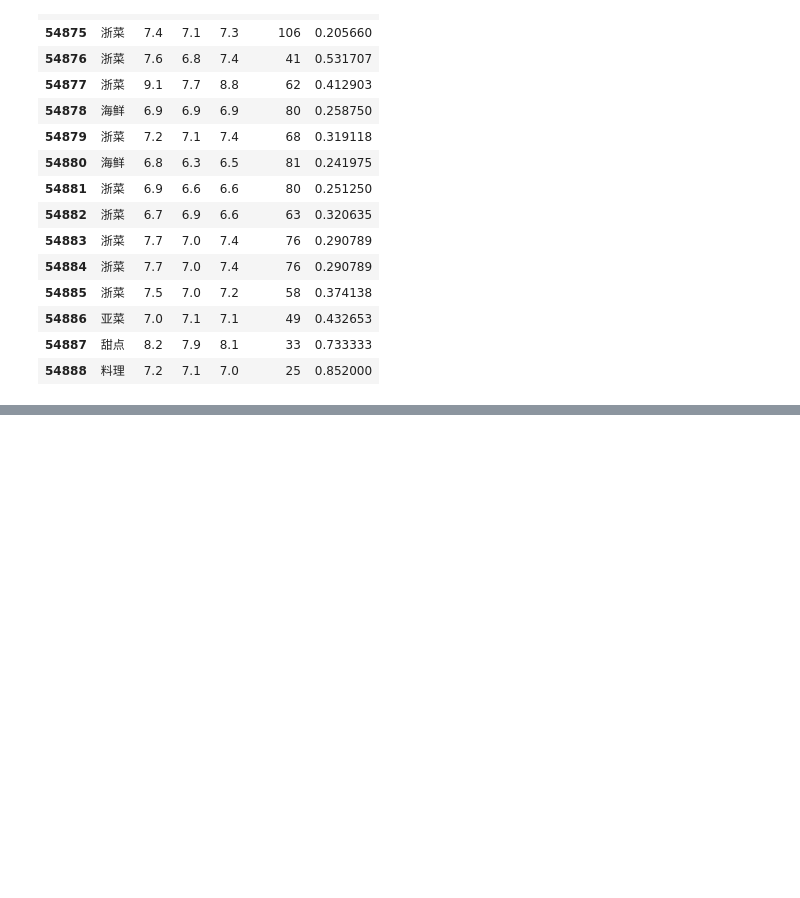
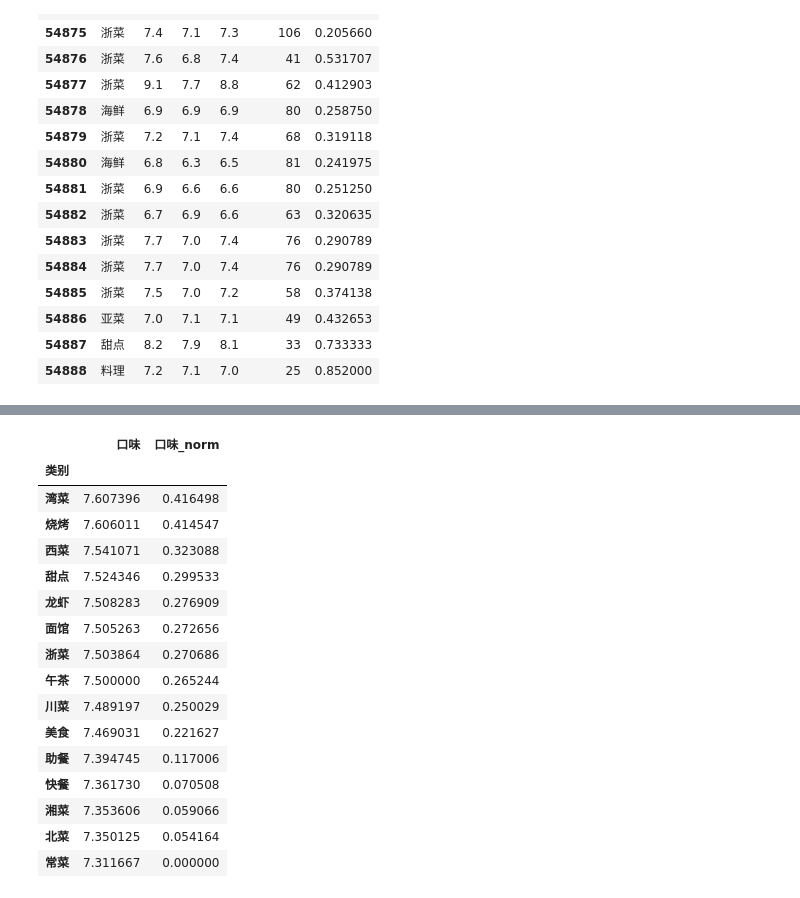
Before and after one commit to xiaoxiaoyao/MyApp, a Jupyter notebook: jupyter_notebook/python数据分析实战-城市餐饮店铺选址问题.ipynb, the cells around one changed output, grey strips where cells are left out. Cells and saved outputs as stored; diff of their text form; code cells hidden in the pictures; blank space fills up the shorter version.

```diff
--- a/jupyter_notebook/python数据分析实战-城市餐饮店铺选址问题.ipynb
+++ b/jupyter_notebook/python数据分析实战-城市餐饮店铺选址问题.ipynb
@@ -104,20 +123,42 @@ data_xjb = f1(data_filter,'性价比')
 # %%
 # 6. 数据标准化并排序
 
 # 数据异常值处理完毕之后，标准化处理，还是一样直接封装函数，方便之后直接调用，依旧是对不同的数据进行标准化
+# 所谓标准化，就是把数字减去最小值，除以最大值减最小值。
+# 举例说明：口味的最大值为9.4，最小值为4.7。	黄浦区甜点	分数为8.2，标准化后为(8.2-4.7)/(9.4-4.7)=0.74
 
 def f2(data,col):
     col_name = col + '_norm'
     data_gp = data.groupby('类别').mean()
     data_gp[col_name] = (data_gp[col] - data_gp[col].min())/(data_gp[col].max()-data_gp[col].min())
     data_gp.sort_values(by = col_name, inplace = True, ascending=False)
     return data_gp
 
 data_kw_score = f2(data_kw,'口味')
 data_rj_score = f2(data_rj,'人均消费')
 data_xjb_score = f2(data_xjb,'性价比')
 
 # 标准化的基本步骤：首先创建一个新字段（列）并命名，然后按照某个要求进行分组（为什么取均值可以想一下，这个要回顾上一步异常值处理后的数据的结果），接着按照分组后的数据使用‘最大’/‘最小’标准化，最后进行某个字段（一般是某个标准化后的字段）进行排序即可
+
+data_kw_score.tail(15) # 查看后15条数据
+# %% [output]
+|  | 口味 | 口味_norm |
+| 类别 |  |  |
+| 湾菜 | 7.607396 | 0.416498 |
+| 烧烤 | 7.606011 | 0.414547 |
+| 西菜 | 7.541071 | 0.323088 |
+| 甜点 | 7.524346 | 0.299533 |
+| 龙虾 | 7.508283 | 0.276909 |
+| 面馆 | 7.505263 | 0.272656 |
+| 浙菜 | 7.503864 | 0.270686 |
+| 午茶 | 7.500000 | 0.265244 |
+| 川菜 | 7.489197 | 0.250029 |
+| 美食 | 7.469031 | 0.221627 |
+| 助餐 | 7.394745 | 0.117006 |
+| 快餐 | 7.361730 | 0.070508 |
+| 湘菜 | 7.353606 | 0.059066 |
+| 北菜 | 7.350125 | 0.054164 |
+| 常菜 | 7.311667 | 0.000000 |
 # %%
 # 7. 数据合并与绘图前准备
 
```
Also changed, not shown: parts of 6 cells of this notebook, 2 other files.
